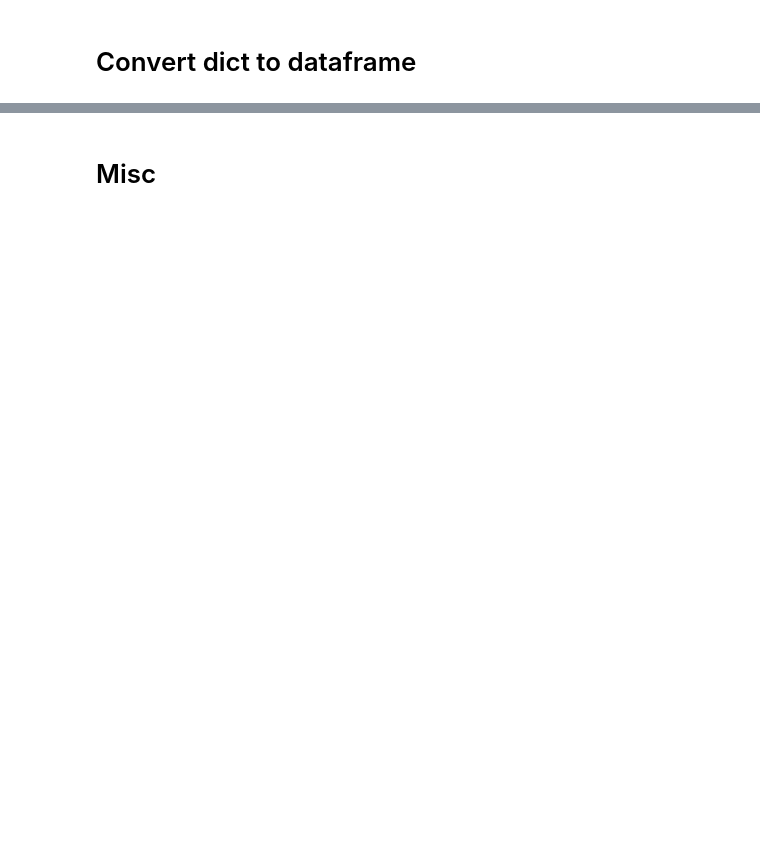
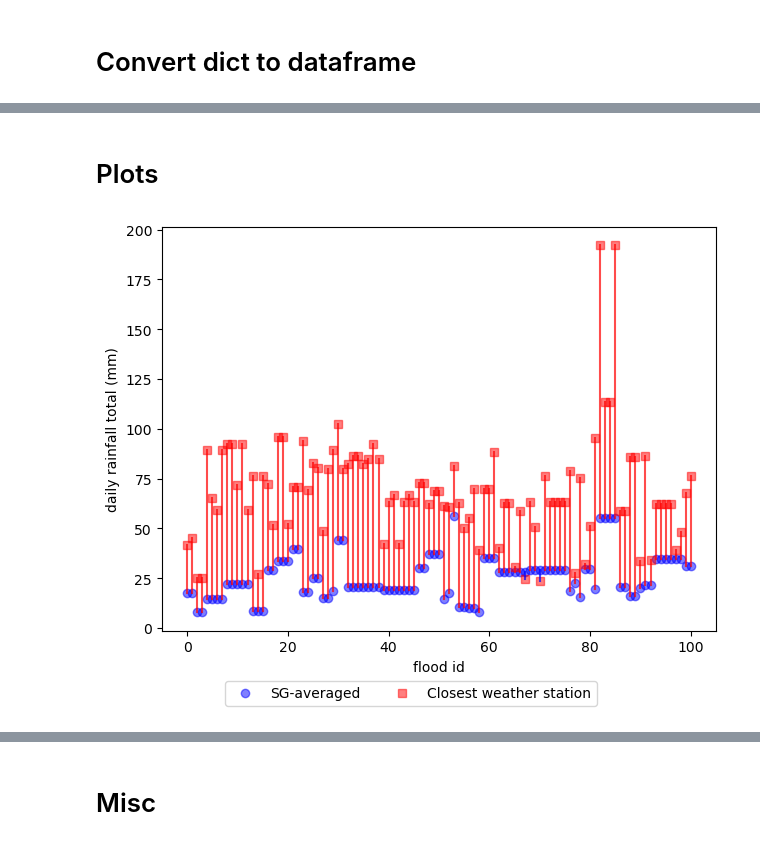
Before and after one commit to pakhuiying/NCCS_analysis, a Jupyter notebook: flood_analysis.ipynb, the cells around one changed output, grey strips where cells are left out. Cells and saved outputs as stored; diff of their text form; code cells hidden in the pictures; blank space fills up the shorter version.

Commit message:
replot graphs and debug graph that failed to plot due to NA values

```diff
--- a/flood_analysis.ipynb
+++ b/flood_analysis.ipynb
@@ -215,7 +233,7 @@ def extract_precipitation_values(weather_df, flood_dict):
             # rainfall_list returns list of dict
             rainfall_list = weather_df[(weather_df['Date'] == dt) & (weather_df['station'] == stn)][rainfall_columns].to_dict('records')
 
-            if len(rainfall_list) < 1: # if empty df is returned
+            if len(rainfall_list) < 1 or np.isnan(list(rainfall_list[0].values())[0]): # if empty df is returned or if nan values were returned
                 print(f'No data for {dt}, {stn}')
                 closest_weather_stn = sort_closest_weather_stn(float(d['latitude']),float(d['longitude']))
                 # print(closest_weather_stn)
@@ -400,5 +426,8 @@ def dict_to_dataframe(flood_dict):
             list_of_dict.append(d)
     return pd.DataFrame(list_of_dict)
 
-dict_to_dataframe(historical_floods_dict)
+flood_df = dict_to_dataframe(historical_floods_dict)
+print('Check if drainage_catchment has NA')
+print(flood_df[flood_df['drainage_catchment'].isna()])
+flood_df
 # %% [output]
@@ -417,0 +451,32 @@ dict_to_dataframe(historical_floods_dict)
+# %% [markdown]
+# Plots
+# %%
+def plot_timeseries_floods(floods_df,save_dir=None):
+    flood_id = np.arange(len(floods_df.index),dtype=int)
+    mean_pr_sg = floods_df['mean_pr'].values # mean total rainfall across sg
+    closest_pr = floods_df['daily rainfall total (mm)'].values # ppt value from the closest weather station to the flood location
+
+    fig, ax = plt.subplots()
+    ax.plot(flood_id,mean_pr_sg,'bo',alpha=0.5,label='SG-averaged')
+    ax.plot(flood_id,closest_pr,'rs',alpha=0.5,label='Closest weather station')
+    ax.plot((flood_id[mean_pr_sg>closest_pr],flood_id[mean_pr_sg>closest_pr]),(mean_pr_sg[mean_pr_sg>closest_pr],closest_pr[mean_pr_sg>closest_pr]),c='blue',alpha=0.7)
+    ax.plot((flood_id[mean_pr_sg<closest_pr],flood_id[mean_pr_sg<closest_pr]),(mean_pr_sg[mean_pr_sg<closest_pr],closest_pr[mean_pr_sg<closest_pr]),c='red',alpha=0.7)
+    handles, labels = ax.get_legend_handles_labels()
+    fig.legend(handles, labels,bbox_to_anchor = (0.5,-0.05), loc = 'lower center',ncol = 2)
+    ax.set_xlabel('flood id')
+    ax.set_ylabel('daily rainfall total (mm)')
+    plt.tight_layout()
+
+
+    if save_dir is not None and os.path.exists(save_dir):
+        # export csv file
+        fp_save = os.path.join(save_dir,'Rainfall_sg_versus_station.png')
+        plt.savefig(fp_save, bbox_inches = 'tight')
+
+    plt.show()
+
+    return
+plot_timeseries_floods(flood_df)
+# save_dir=r"C:\Users\hypak\OneDrive - Singapore Management University\Documents\Projects\Risk Assessment\Figures"
+# %% [output]
+[figure, added]
```
Also changed, not shown: parts of 20 cells of this notebook.
